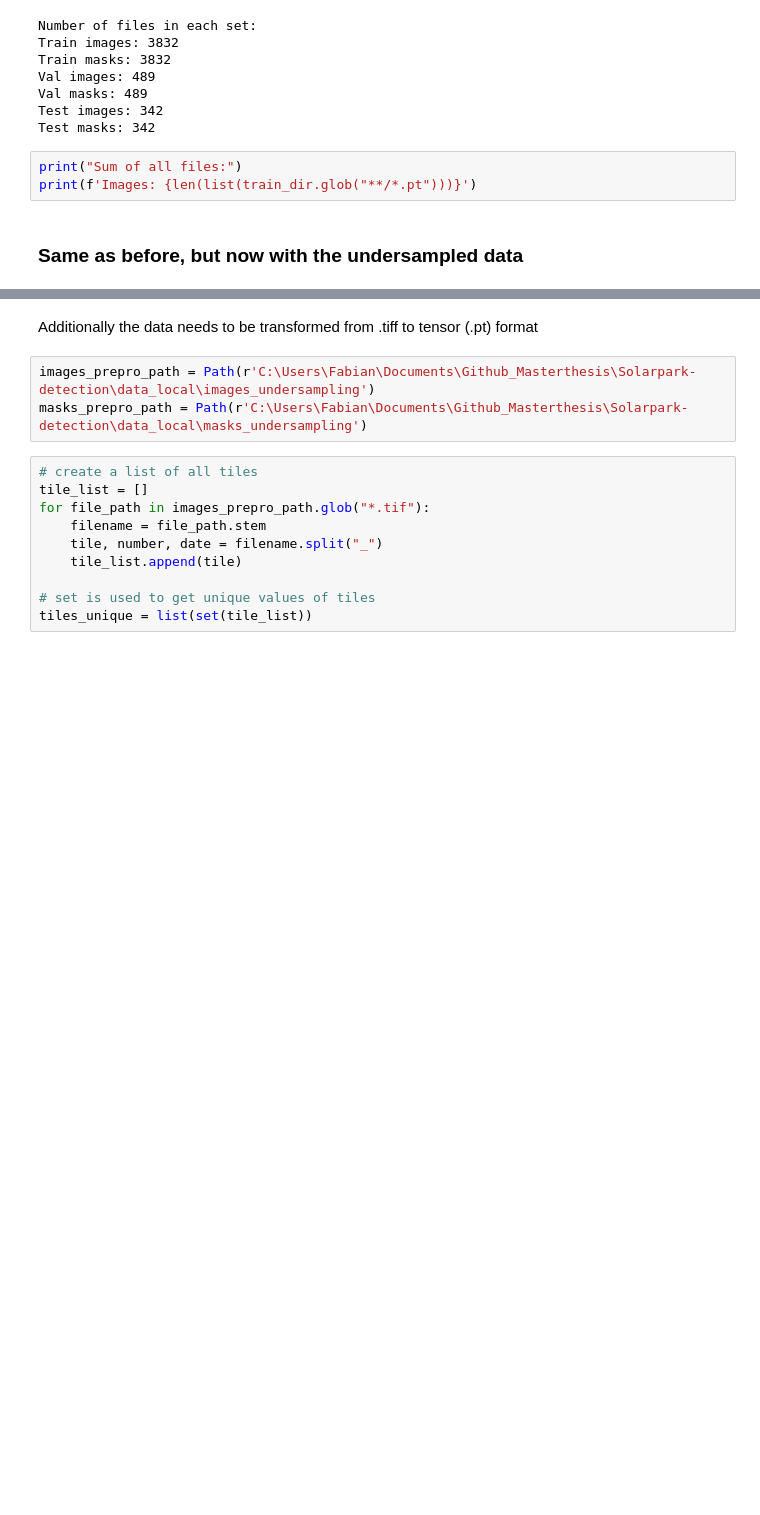
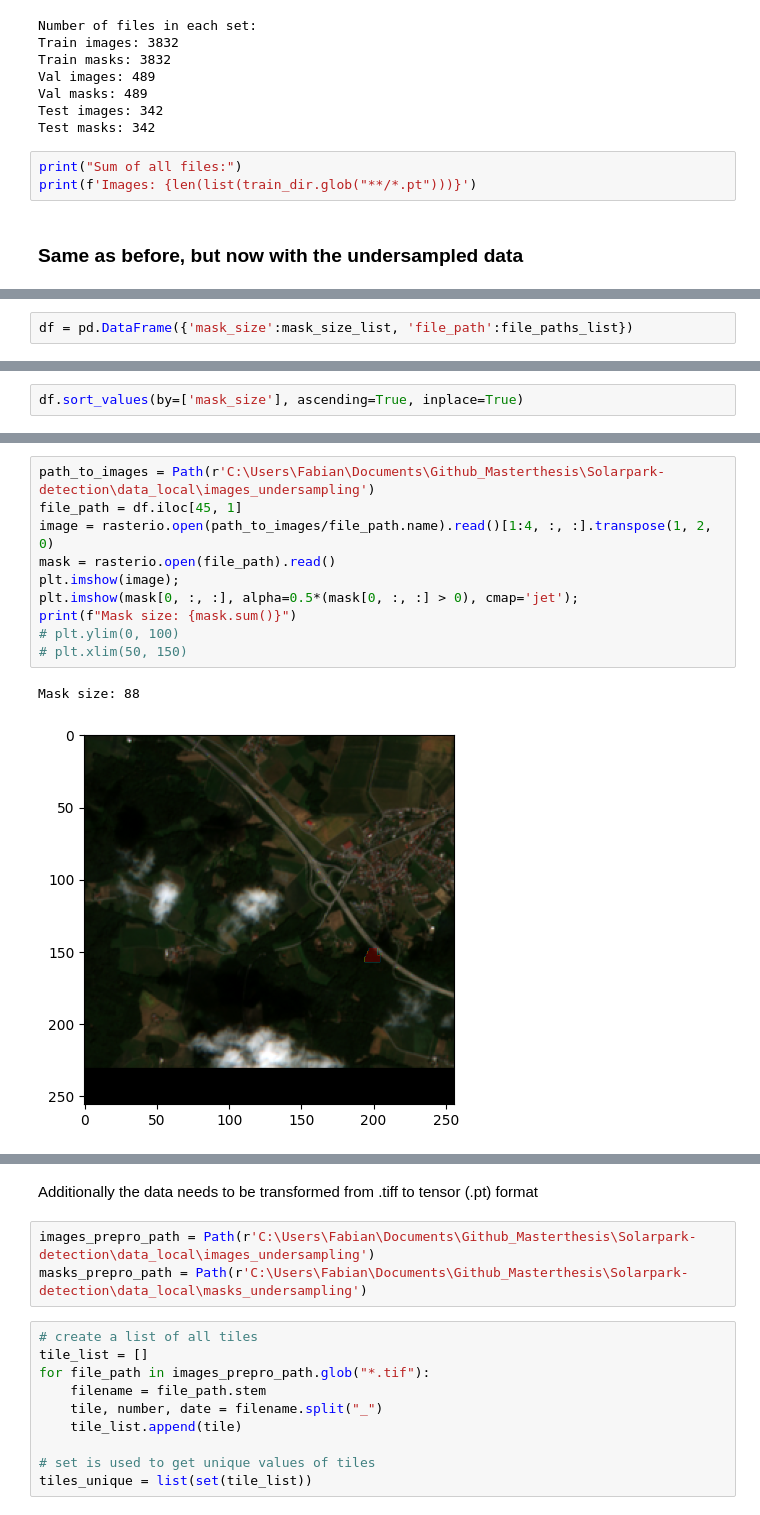
Before and after one commit to Taraman12/Solarpark-detection, a Jupyter notebook: Notebooks/ML_Modell/create_train_val_test_split.ipynb, the cells around one changed output, grey strips where cells are left out. Cells and saved outputs as stored; diff of their text form; blank space fills up the shorter version.

```diff
--- a/Notebooks/ML_Modell/create_train_val_test_split.ipynb
+++ b/Notebooks/ML_Modell/create_train_val_test_split.ipynb
@@ -131,0 +191,2 @@ print(f'Images: {len(list(train_dir.glob("**/*.pt")))}')
+# %%
+df = pd.DataFrame({'mask_size':mask_size_list, 'file_path':file_paths_list})
@@ -131,0 +219,2 @@ print(f'Images: {len(list(train_dir.glob("**/*.pt")))}')
+# %%
+df.sort_values(by=['mask_size'], ascending=True, inplace=True)
@@ -131,0 +230,13 @@ print(f'Images: {len(list(train_dir.glob("**/*.pt")))}')
+# %%
+path_to_images = Path(r'C:\Users\Fabian\Documents\Github_Masterthesis\Solarpark-detection\data_local\images_undersampling')
+file_path = df.iloc[45, 1]
+image = rasterio.open(path_to_images/file_path.name).read()[1:4, :, :].transpose(1, 2, 0)
+mask = rasterio.open(file_path).read()
+plt.imshow(image);
+plt.imshow(mask[0, :, :], alpha=0.5*(mask[0, :, :] > 0), cmap='jet');
+print(f"Mask size: {mask.sum()}")
+# plt.ylim(0, 100)
+# plt.xlim(50, 150)
+# %% [output]
+Mask size: 88
+[figure, added]
```
Also changed, not shown: parts of 35 cells of this notebook, 1 other file.
